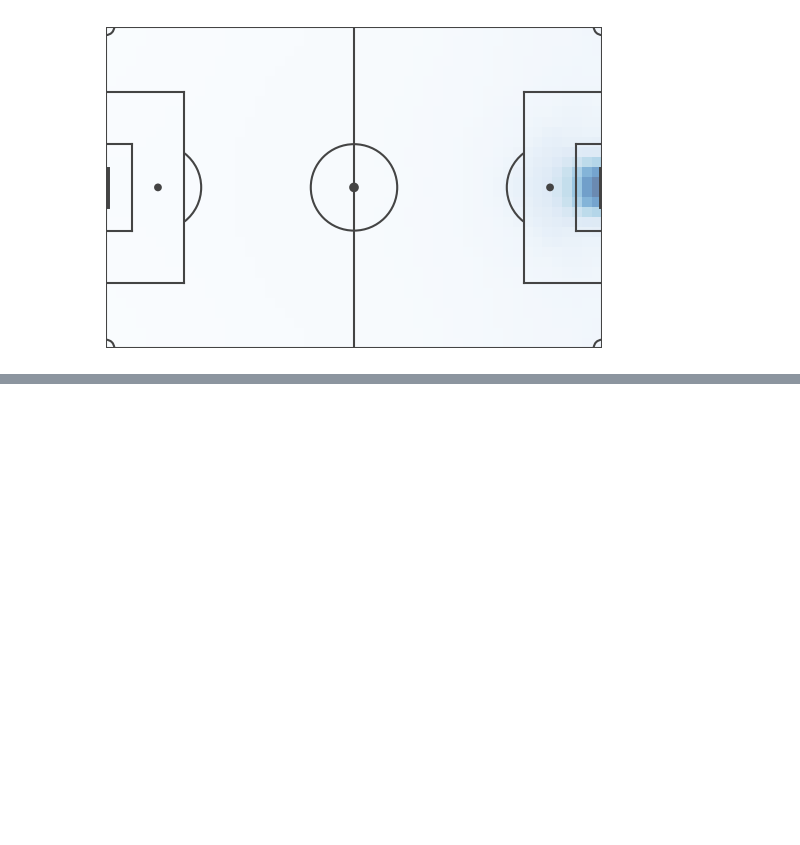
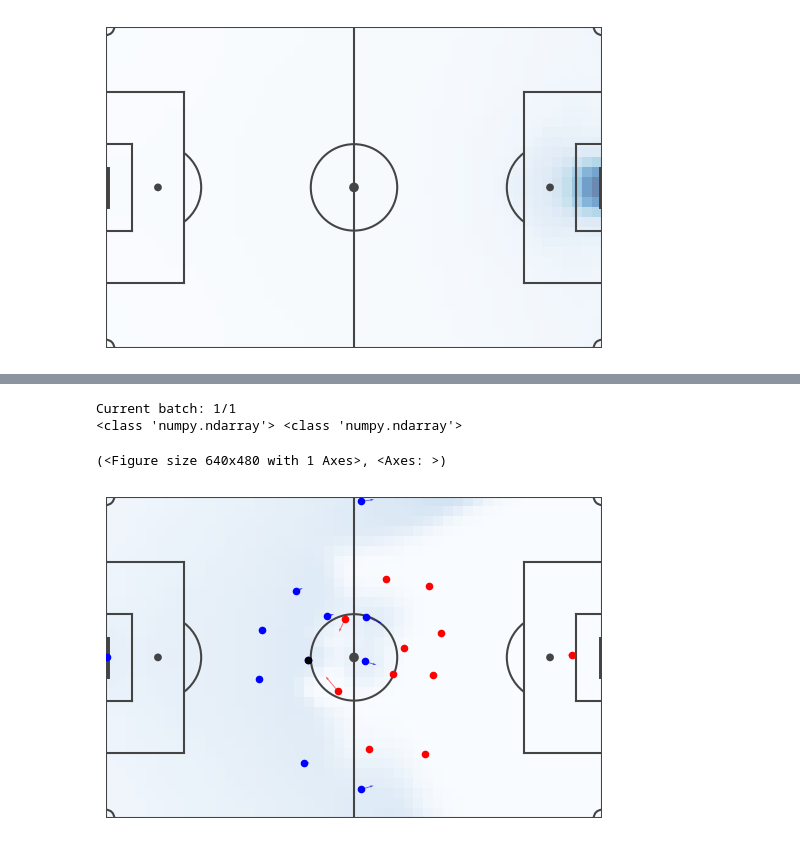
Before and after one commit to DavidB1999/My_Football_Analytics, a Jupyter notebook: EPV/EPV_schmier.ipynb, the cells around one changed output, grey strips where cells are left out. Cells and saved outputs as stored; diff of their text form; code cells hidden in the pictures; blank space fills up the shorter version.

```diff
--- a/EPV/EPV_schmier.ipynb
+++ b/EPV/EPV_schmier.ipynb
@@ -144,0 +110,7 @@ pc.tens
+# %%
+epv.plot_AV_grid(frame=100, pc_version='Fernandez', pc_implementation='adap', risk=False)
+# %% [output]
+Current batch: 1/1
+<class 'numpy.ndarray'> <class 'numpy.ndarray'>
+(<Figure size 640x480 with 1 Axes>, <Axes: >)
+[figure, added]
```
Also changed, not shown: parts of 15 cells of this notebook, 2 other files.
